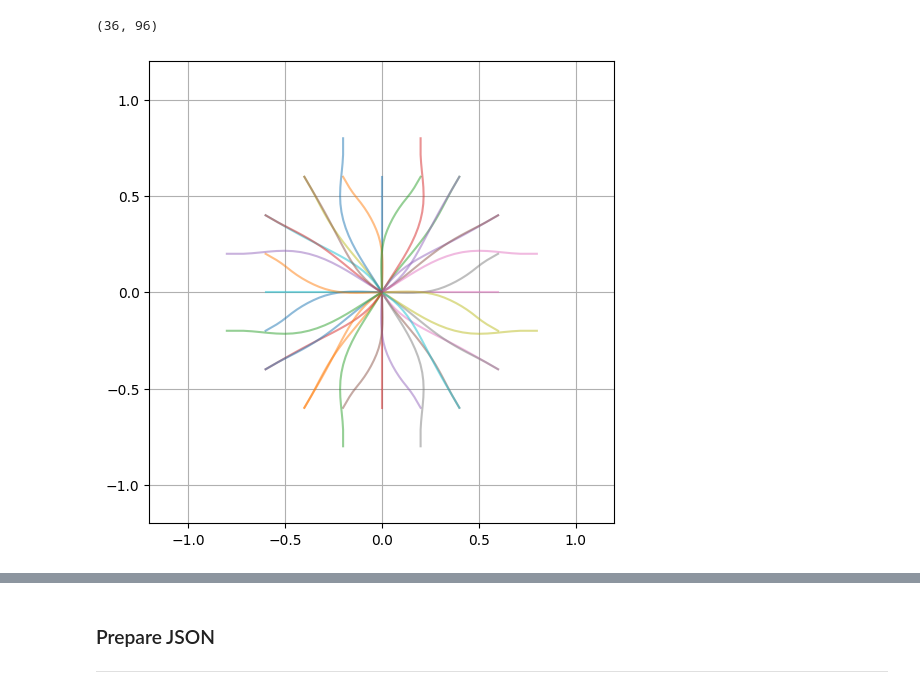
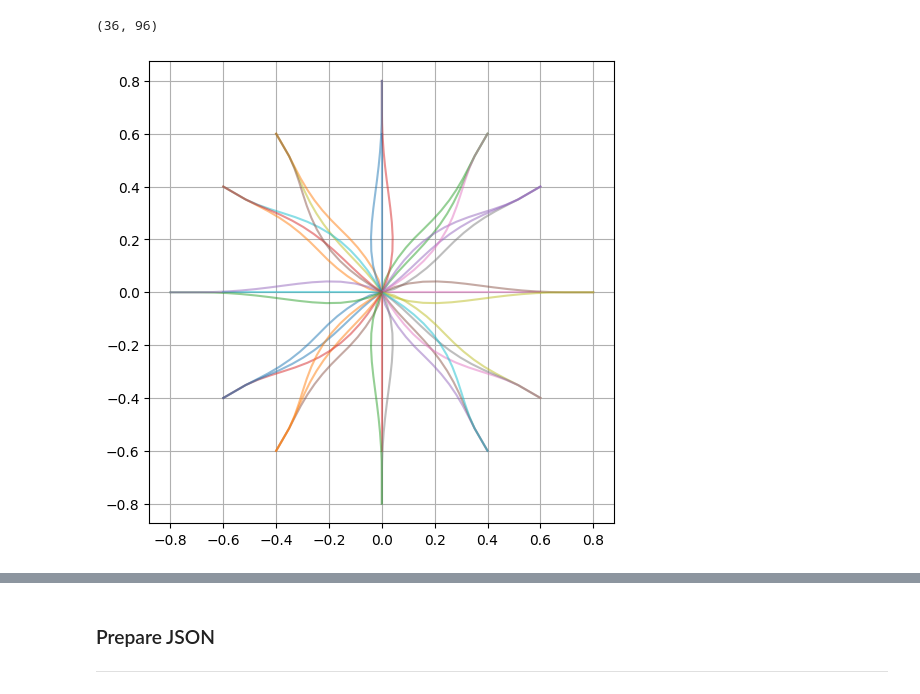
Before and after one commit to robotics-laboratory/truck, a Jupyter notebook: packages/planner/primitives.ipynb, the cells around one changed output, grey strips where cells are left out. Saved outputs shown, nothing was run; the diff lists cells and outputs as text; code cells hidden in the pictures.

```diff
--- a/packages/planner/primitives.ipynb
+++ b/packages/planner/primitives.ipynb
@@ -284 +309,10 @@ config = {
+# %%
+config = Config(
+    L = 0.505,
+    an_max = 2.0,
+    v_max = 0.5,
+    w_max = 3.14,
+    phi_max = 0.7,
+    density = 15,
+)
 # %%
@@ -414,42 +448,42 @@ drawPrimitivesSet(primitives_set_2, style=1, scale=6, s=5, alpha=1.0)
 # %%
 init_poses_arr = [
   {
-    'start_pose': (0, 0, math.radians(30)),
+    'start_pose': Pose(0, 0, math.radians(30)),
 
     'end_poses': {
-      (0.6, 0.4, math.radians(30)),
-      (0.4, 0.6, math.radians(30+30)),
-      (0.8, 0.2, math.radians(30-30)),
+      Pose(0.6, 0.4, math.radians(30)),
+      Pose(0.4, 0.6, math.radians(30+30)),
+      Pose(0.8, 0.0, math.radians(30-30)),
     }
   },
 
   {
-    'start_pose': (0, 0, math.radians(-30)),
+    'start_pose': Pose(0, 0, math.radians(-30)),
 
     'end_poses': [
-      (0.6, -0.4, math.radians(-30)),
-      (0.8, -0.2, math.radians(-30+30)),
-      (0.4, -0.6, math.radians(-30-30)),
+      Pose(0.6, -0.4, math.radians(-30)),
+      Pose(0.8, 0.0, math.radians(-30+30)),
+      Pose(0.4, -0.6, math.radians(-30-30)),
     ]
   },
 
   {
-    'start_pose': (0, 0, math.radians(-150)),
+    'start_pose': Pose(0, 0, math.radians(-150)),
 
     'end_poses': [
-      (-0.6, -0.4, math.radians(-150)),
-      (-0.4, -0.6, math.radians(-150+30)),
-      (-0.8, -0.2, math.radians(-150-30)),
+      Pose(-0.6, -0.4, math.radians(-150)),
+      Pose(-0.4, -0.6, math.radians(-150+30)),
+      Pose(-0.8, 0.0, math.radians(-150-30)),
     ]
   },
 
   {
-    'start_pose': (0, 0, math.radians(150)),
+    'start_pose': Pose(0, 0, math.radians(150)),
 
     'end_poses': [
-      (-0.6, 0.4, math.radians(150)),
-      (-0.8, 0.2, math.radians(150+30)),
-      (-0.4, 0.6, math.radians(150-30)),
+      Pose(-0.6, 0.4, math.radians(150)),
+      Pose(-0.8, 0.0, math.radians(150+30)),
+      Pose(-0.4, 0.6, math.radians(150-30)),
     ]
   },
 ]
@@ -764,7 +798,7 @@ len(primitives_simple), len(primitives_advanced)
 # %% [output]
 (36, 96)
 # %%
-drawPrimitivesSet(primitives_simple, style=0, scale=6, s=5, alpha=0.5)
+drawPrimitivesSet(primitives_simple, style='curves', scale=6, s=5, alpha=0.5)
 # %% [output]
-[figure, old version]
+[figure, new version]
 # %%
```
Also changed, not shown: parts of 33 cells of this notebook, 2 other files.
